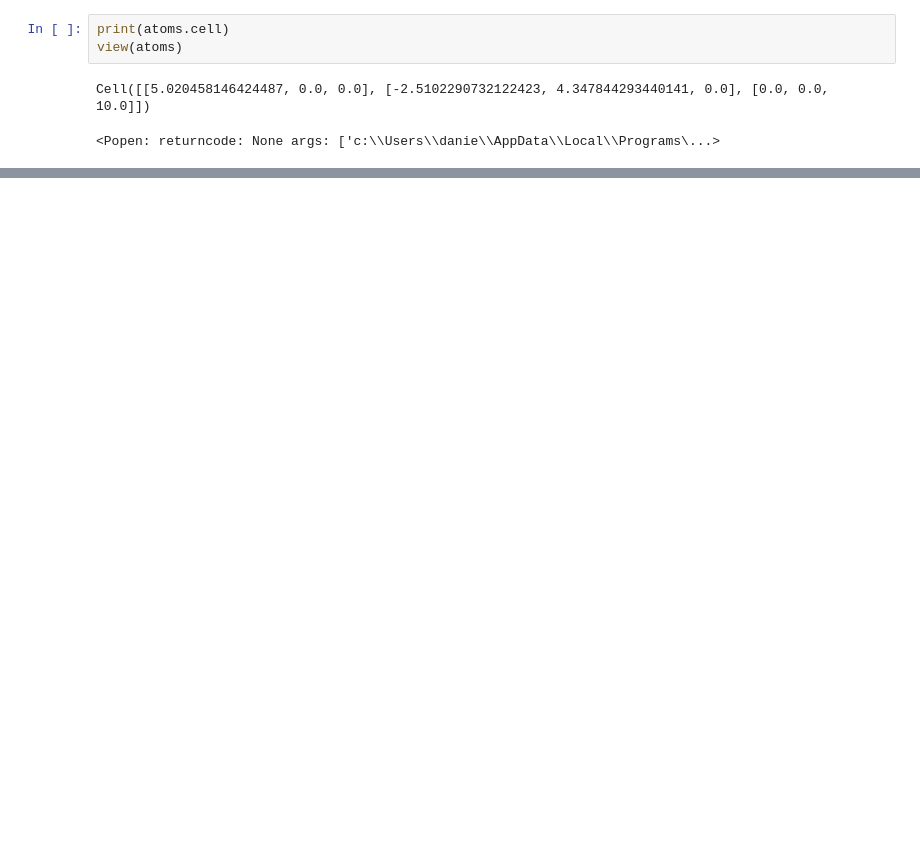
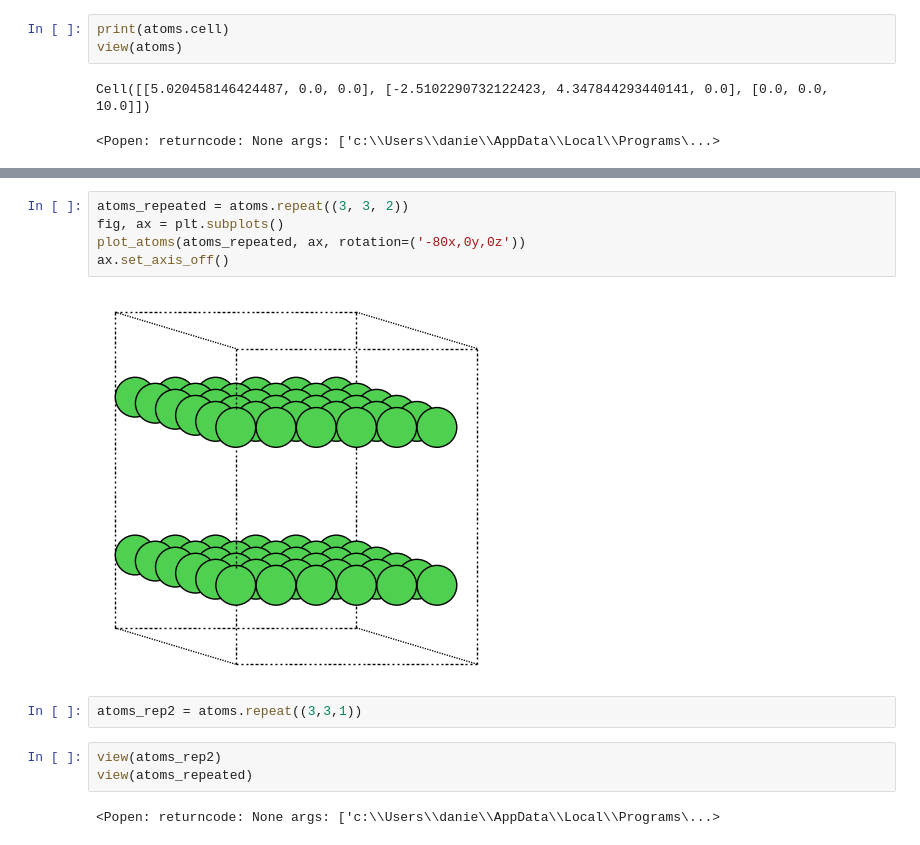
Before and after one commit to danielduque1/proyecto-AE, a Jupyter notebook: codes/libreria_ase.ipynb, the cells around one changed output, grey strips where cells are left out. Saved outputs shown, nothing was run; the diff lists cells and outputs as text; blank space fills up the shorter version.

```diff
--- a/codes/libreria_ase.ipynb
+++ b/codes/libreria_ase.ipynb
@@ -574,0 +591,14 @@ print(atoms.positions)
+# %%
+atoms_repeated = atoms.repeat((3, 3, 2))
+fig, ax = plt.subplots()
+plot_atoms(atoms_repeated, ax, rotation=('-80x,0y,0z'))
+ax.set_axis_off()
+# %% [output]
+[figure, added]
+# %%
+atoms_rep2 = atoms.repeat((3,3,1))
+# %%
+view(atoms_rep2)
+view(atoms_repeated)
+# %% [output]
+<Popen: returncode: None args: ['c:\\Users\\danie\\AppData\\Local\\Programs\...>
```
Also changed, not shown: parts of 18 cells of this notebook, 4 other files.
